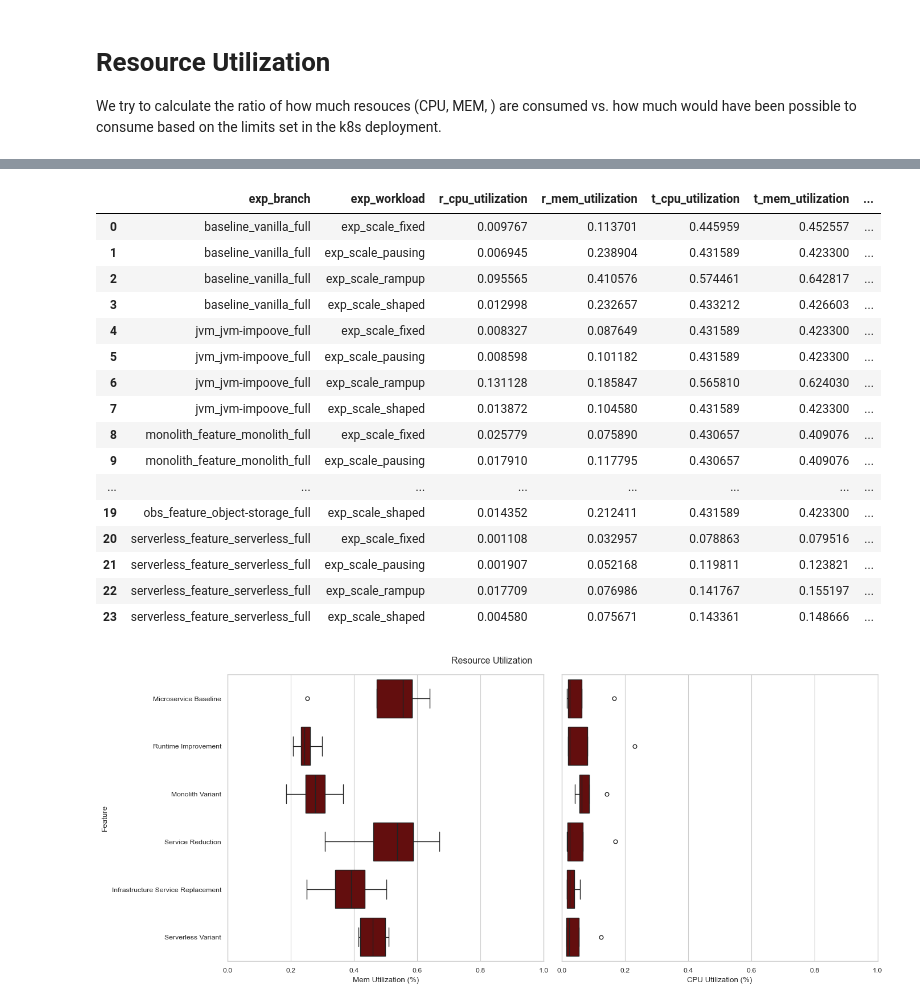
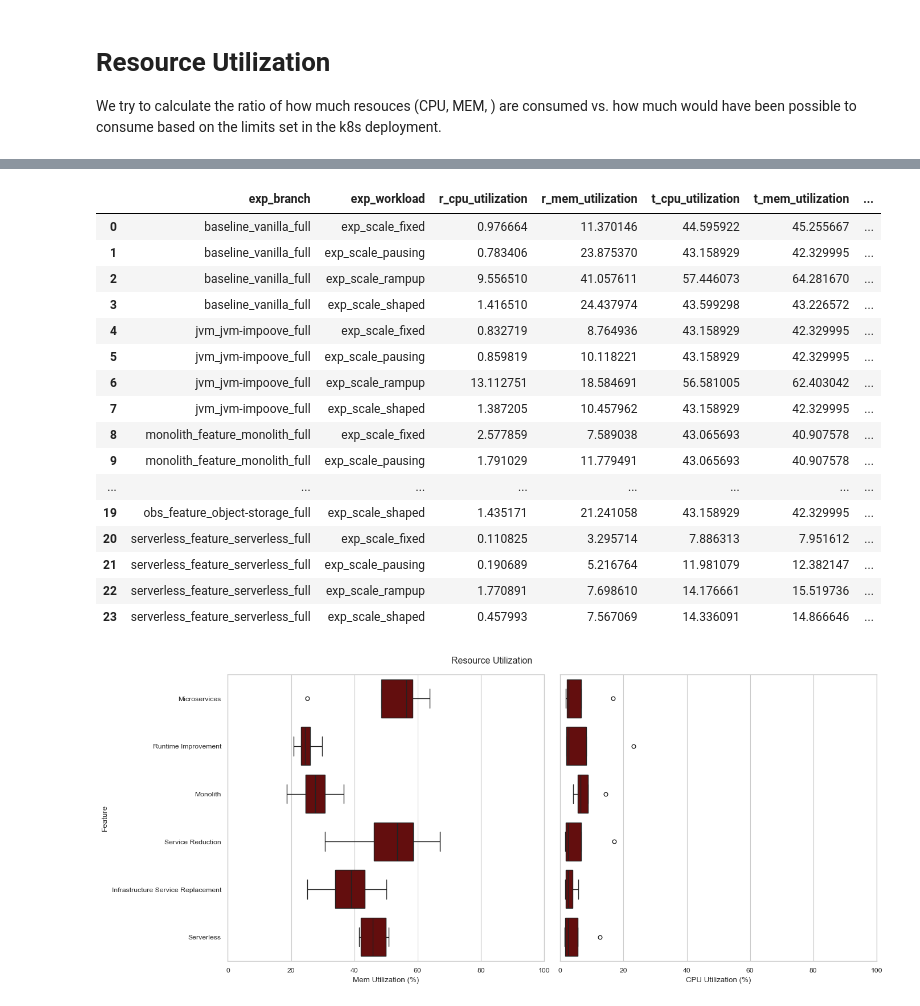
Before and after one commit to clue2-sose25/Clue2, a Jupyter notebook: eval_resouce_utilization.ipynb, the cells around one changed output, grey strips where cells are left out. Drawn from its saved outputs; the diff is of its cells as text; code cells hidden in the pictures.

```diff
--- a/eval_resouce_utilization.ipynb
+++ b/eval_resouce_utilization.ipynb
@@ -32,12 +32,13 @@ sns.set_palette(palette)
 dep_focus = ["baseline_vanilla_full","monolith_feature_monolith_full","serverless_feature_serverless_full"]
 ms_focus = ["baseline_vanilla_full","obs_feature_object-storage_full","norec_feature_norecommendations_full"]
 lable_names = {
-    "baseline_vanilla_full": "Microservice Baseline",
+    "baseline_vanilla_full": "Microservices",
     'jvm_jvm-impoove_full': "Runtime Improvement",
-    'monolith_feature_monolith_full': "Monolith Variant",
+    'monolith_feature_monolith_full': "Monolith",
     'norec_feature_norecommendations_full' : "Service Reduction",
     'obs_feature_object-storage_full' : "Infrastructure Service Replacement",
-    'serverless_feature_serverless_full' : "Serverless Variant",
+    'serverless_feature_serverless_full' : "Serverless",
+    'serverless_incl_knative': "Serverless (+KNative)"
 }
 # %%
 NEW="data/2024-07-*"
@@ -133,6 +134,17 @@ resouce_scale = {
         "teastore-all":0,
         "auth":40, # infinite theorethical, we use the maximum possible on the nodes we use (12+8 cores) -> 40 functions fit
     },
+    'serverless_incl_knative' : {
+        'teastore-recommender':3,
+        'teastore-webui':3,
+        'teastore-image':3,
+        'teastore-auth':0,
+        'teastore-registry':1,
+        'teastore-persistence':1,
+        'teastore-db':1,
+        "teastore-all":0,
+        "auth":40, # infinite theorethical, we use the maximum possible on the nodes we use (12+8 cores) -> 40 functions fit
+    },
 }
 
 
@@ -159,5 +172,6 @@ def calculate_maximum_resource_allowance(exp_branch:str):
 # %%
-pods = exr.pods
+pods = exr.pods.copy()
+
 pods["type"] = pods["name"].apply(lambda x: "-".join(x.split("-")[0:2]))
 pod_scale_behavior = pods.groupby(exr.RUN_VARS+["run_time","type"])["type"].count().reset_index(name="count")
 # %%
@@ -223,52 +237,52 @@ real_pod_utilization["r_cpu_usage"] = (real_pod_utilization["cpu_usage"]*1000).a
 real_pod_utilization["r_memory_usage"] = real_pod_utilization["memory_usage"].astype(int)
 real_pod_utilization.reset_index()
 real_total_utilization = pod_resouce_utilization.merge(real_pod_utilization, on=exr.RUN_VARS+["run_time","type"]).groupby(["exp_branch","exp_workload"])[["r_cpu_usage","r_memory_usage","cpu_limit","mem_limit","cpu_max","mem_max"]].sum()
-real_total_utilization["r_cpu_utilization"] = real_total_utilization["r_cpu_usage"] / real_total_utilization["cpu_max"]
-real_total_utilization["r_mem_utilization"] = real_total_utilization["r_memory_usage"] / real_total_utilization["mem_max"]
-real_total_utilization["t_cpu_utilization"] = real_total_utilization["cpu_limit"] / real_total_utilization["cpu_max"]
-real_total_utilization["t_mem_utilization"] = real_total_utilization["mem_limit"] / real_total_utilization["mem_max"]
-real_total_utilization["cpu_utilization"] = real_total_utilization["r_cpu_usage"] / real_total_utilization["cpu_limit"]
-real_total_utilization["mem_utilization"] = real_total_utilization["r_memory_usage"] / real_total_utilization["mem_limit"]
+real_total_utilization["r_cpu_utilization"] = 100*real_total_utilization["r_cpu_usage"] / real_total_utilization["cpu_max"]
+real_total_utilization["r_mem_utilization"] = 100*real_total_utilization["r_memory_usage"] / real_total_utilization["mem_max"]
+real_total_utilization["t_cpu_utilization"] = 100*real_total_utilization["cpu_limit"] / real_total_utilization["cpu_max"]
+real_total_utilization["t_mem_utilization"] = 100*real_total_utilization["mem_limit"] / real_total_utilization["mem_max"]
+real_total_utilization["cpu_utilization"] = 100*real_total_utilization["r_cpu_usage"] / real_total_utilization["cpu_limit"]
+real_total_utilization["mem_utilization"] = 100*real_total_utilization["r_memory_usage"] / real_total_utilization["mem_limit"]
 real_total_utilization.reset_index(inplace=True)
 
 real_total_utilization[["exp_branch","exp_workload"]+['r_cpu_utilization','r_mem_utilization','t_cpu_utilization','t_mem_utilization','cpu_utilization','mem_utilization']]
 # %% [output]
 |  | exp_branch | exp_workload | r_cpu_utilization | r_mem_utilization | t_cpu_utilization | t_mem_utilization | ... |
-| 0 | baseline_vanilla_full | exp_scale_fixed | 0.009767 | 0.113701 | 0.445959 | 0.452557 | ... |
-| 1 | baseline_vanilla_full | exp_scale_pausing | 0.006945 | 0.238904 | 0.431589 | 0.423300 | ... |
-| 2 | baseline_vanilla_full | exp_scale_rampup | 0.095565 | 0.410576 | 0.574461 | 0.642817 | ... |
-| 3 | baseline_vanilla_full | exp_scale_shaped | 0.012998 | 0.232657 | 0.433212 | 0.426603 | ... |
-| 4 | jvm_jvm-impoove_full | exp_scale_fixed | 0.008327 | 0.087649 | 0.431589 | 0.423300 | ... |
-| 5 | jvm_jvm-impoove_full | exp_scale_pausing | 0.008598 | 0.101182 | 0.431589 | 0.423300 | ... |
-| 6 | jvm_jvm-impoove_full | exp_scale_rampup | 0.131128 | 0.185847 | 0.565810 | 0.624030 | ... |
-| 7 | jvm_jvm-impoove_full | exp_scale_shaped | 0.013872 | 0.104580 | 0.431589 | 0.423300 | ... |
-| 8 | monolith_feature_monolith_full | exp_scale_fixed | 0.025779 | 0.075890 | 0.430657 | 0.409076 | ... |
-| 9 | monolith_feature_monolith_full | exp_scale_pausing | 0.017910 | 0.117795 | 0.430657 | 0.409076 | ... |
+| 0 | baseline_vanilla_full | exp_scale_fixed | 0.976664 | 11.370146 | 44.595922 | 45.255667 | ... |
+| 1 | baseline_vanilla_full | exp_scale_pausing | 0.783406 | 23.875370 | 43.158929 | 42.329995 | ... |
+| 2 | baseline_vanilla_full | exp_scale_rampup | 9.556510 | 41.057611 | 57.446073 | 64.281670 | ... |
+| 3 | baseline_vanilla_full | exp_scale_shaped | 1.416510 | 24.437974 | 43.599298 | 43.226572 | ... |
+| 4 | jvm_jvm-impoove_full | exp_scale_fixed | 0.832719 | 8.764936 | 43.158929 | 42.329995 | ... |
+| 5 | jvm_jvm-impoove_full | exp_scale_pausing | 0.859819 | 10.118221 | 43.158929 | 42.329995 | ... |
+| 6 | jvm_jvm-impoove_full | exp_scale_rampup | 13.112751 | 18.584691 | 56.581005 | 62.403042 | ... |
+| 7 | jvm_jvm-impoove_full | exp_scale_shaped | 1.387205 | 10.457962 | 43.158929 | 42.329995 | ... |
+| 8 | monolith_feature_monolith_full | exp_scale_fixed | 2.577859 | 7.589038 | 43.065693 | 40.907578 | ... |
+| 9 | monolith_feature_monolith_full | exp_scale_pausing | 1.791029 | 11.779491 | 43.065693 | 40.907578 | ... |
 | ... | ... | ... | ... | ... | ... | ... | ... |
-| 19 | obs_feature_object-storage_full | exp_scale_shaped | 0.014352 | 0.212411 | 0.431589 | 0.423300 | ... |
-| 20 | serverless_feature_serverless_full | exp_scale_fixed | 0.001108 | 0.032957 | 0.078863 | 0.079516 | ... |
-| 21 | serverless_feature_serverless_full | exp_scale_pausing | 0.001907 | 0.052168 | 0.119811 | 0.123821 | ... |
-| 22 | serverless_feature_serverless_full | exp_scale_rampup | 0.017709 | 0.076986 | 0.141767 | 0.155197 | ... |
-| 23 | serverless_feature_serverless_full | exp_scale_shaped | 0.004580 | 0.075671 | 0.143361 | 0.148666 | ... |
+| 19 | obs_feature_object-storage_full | exp_scale_shaped | 1.435171 | 21.241058 | 43.158929 | 42.329995 | ... |
+| 20 | serverless_feature_serverless_full | exp_scale_fixed | 0.110825 | 3.295714 | 7.886313 | 7.951612 | ... |
+| 21 | serverless_feature_serverless_full | exp_scale_pausing | 0.190689 | 5.216764 | 11.981079 | 12.382147 | ... |
+| 22 | serverless_feature_serverless_full | exp_scale_rampup | 1.770891 | 7.698610 | 14.176661 | 15.519736 | ... |
+| 23 | serverless_feature_serverless_full | exp_scale_shaped | 0.457993 | 7.567069 | 14.336091 | 14.866646 | ... |
 # %%
 fig, ax = plt.subplots(1,2,figsize=(14, 6))
 sns.boxplot(data= real_total_utilization, y="exp_branch", x="mem_utilization",ax=ax[0],color="C4")
 
 ax[0].set_xlabel("Mem Utilization (%)")
 ax[0].set_ylabel("Feature")
 ax[0].set_yticklabels([lable_names[x.get_text()] for x in ax[0].get_yticklabels()])
-ax[0].set_xlim(0,1)
+ax[0].set_xlim(0,100)
 
 sns.boxplot(data= real_total_utilization, y="exp_branch", x="cpu_utilization",ax=ax[1],color="C4")
 
 ax[1].set_xlabel("CPU Utilization (%)")
 ax[1].set_ylabel("")
 ax[1].set_yticklabels([])
 ax[1].set_yticks([])
-ax[1].set_xlim(0,1)
+ax[1].set_xlim(0,100)
 
 fig.set_tight_layout(True)
 plt.suptitle("Resource Utilization")
 fig.savefig("figs/resouce_utilization.pdf", bbox_inches='tight')
 # %% [output]
-[figure, old version]
+[figure, new version]
```
Also changed, not shown: parts of 10 cells of this notebook, 13 other files.
